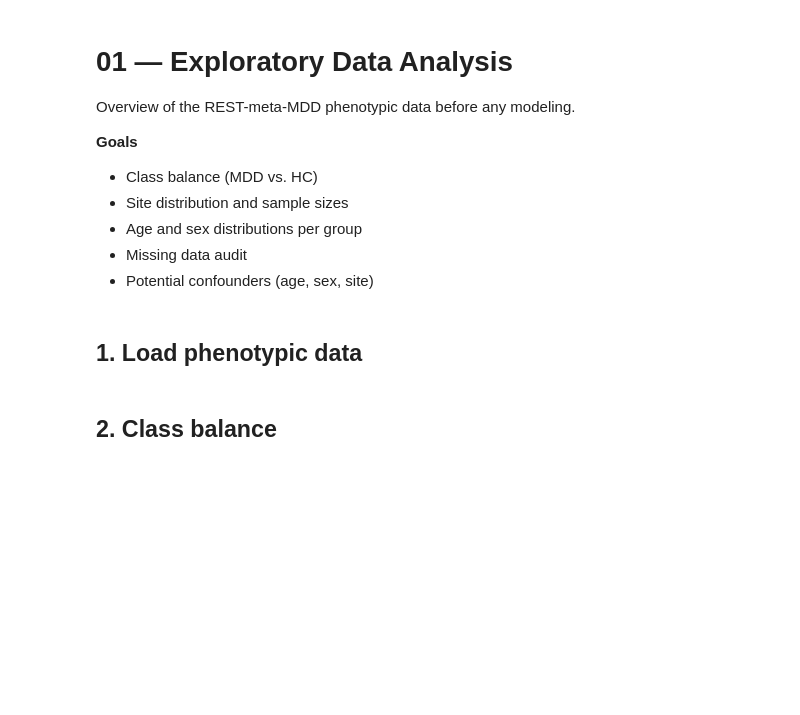
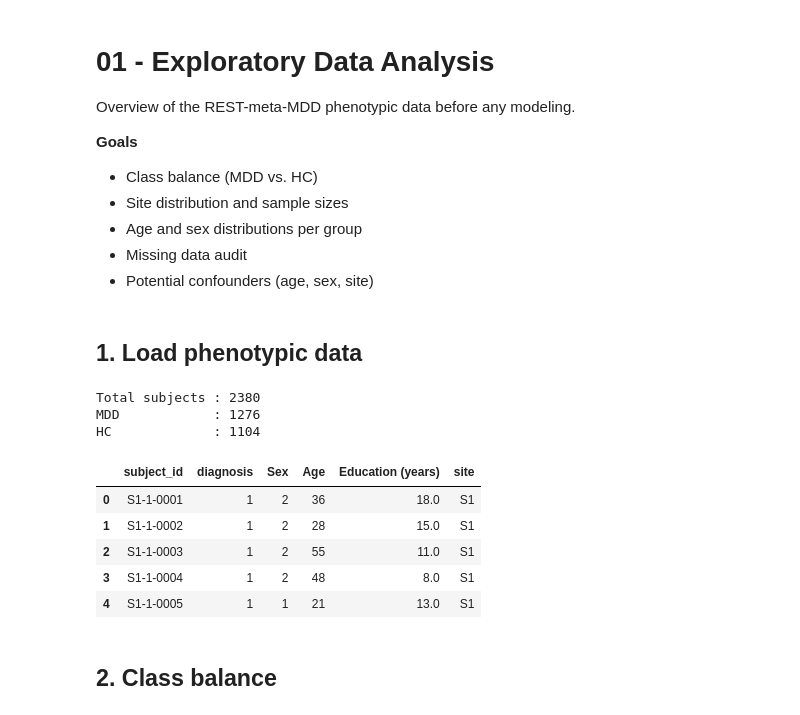
Before and after one commit to JulietaRenteriaG/REST-meta-MDD, a Jupyter notebook: notebook/01_exploration.ipynb, the cells around one changed output. Drawn from its saved outputs; the diff is of its cells as text; code cells hidden in the pictures; blank space fills up the shorter version.

```diff
--- a/notebook/01_exploration.ipynb
+++ b/notebook/01_exploration.ipynb
@@ -1,5 +1,5 @@
 # %% [markdown]
-# 01 — Exploratory Data Analysis
+# 01 - Exploratory Data Analysis
 
 Overview of the REST-meta-MDD phenotypic data before any modeling.
 
@@ -24,22 +23,31 @@ os.makedirs(FIGURES_DIR, exist_ok=True)
 # %% [markdown]
 ## 1. Load phenotypic data
 # %%
-mdd  = pd.read_csv("../data/phenotypic/REST-meta-MDD-PhenotypicData_MDD.csv")
-ctrl = pd.read_csv("../data/phenotypic/REST-meta-MDD-PhenotypicData_CONTROL.csv")
+mdd  = pd.read_csv(os.getenv("RAW_DATA_PATH_PHENOTYPE") + "/REST-meta-MDD-PhenotypicData_WithHAMDSubItem_V4_MDD.csv")
+ctrl = pd.read_csv(os.getenv("RAW_DATA_PATH_PHENOTYPE") + "/REST-meta-MDD-PhenotypicData_WithHAMDSubItem_V4_CONTROL.csv")
 
 mdd["diagnosis"]  = 1
 ctrl["diagnosis"] = 0
 
 shared_cols = ["subject_id", "diagnosis", "Sex", "Age", "Education (years)"]
 df = pd.concat([mdd[shared_cols], ctrl[shared_cols]], ignore_index=True)
 
-# Extract site ID from subject_id (e.g. 'S15-2-0014' → 'S15')
 df["site"] = df["subject_id"].str.extract(r"^(S\d+)-")
 
 print(f"Total subjects : {len(df)}")
 print(f"MDD            : {(df.diagnosis==1).sum()}")
 print(f"HC             : {(df.diagnosis==0).sum()}")
 df.head()
+# %% [output]
+Total subjects : 2380
+MDD            : 1276
+HC             : 1104
+|  | subject_id | diagnosis | Sex | Age | Education (years) | site |
+| 0 | S1-1-0001 | 1 | 2 | 36 | 18.0 | S1 |
+| 1 | S1-1-0002 | 1 | 2 | 28 | 15.0 | S1 |
+| 2 | S1-1-0003 | 1 | 2 | 55 | 11.0 | S1 |
+| 3 | S1-1-0004 | 1 | 2 | 48 | 8.0 | S1 |
+| 4 | S1-1-0005 | 1 | 1 | 21 | 13.0 | S1 |
 # %% [markdown]
 ## 2. Class balance
 # %%
```
Also changed, not shown: parts of 8 cells of this notebook, 4 other files.
